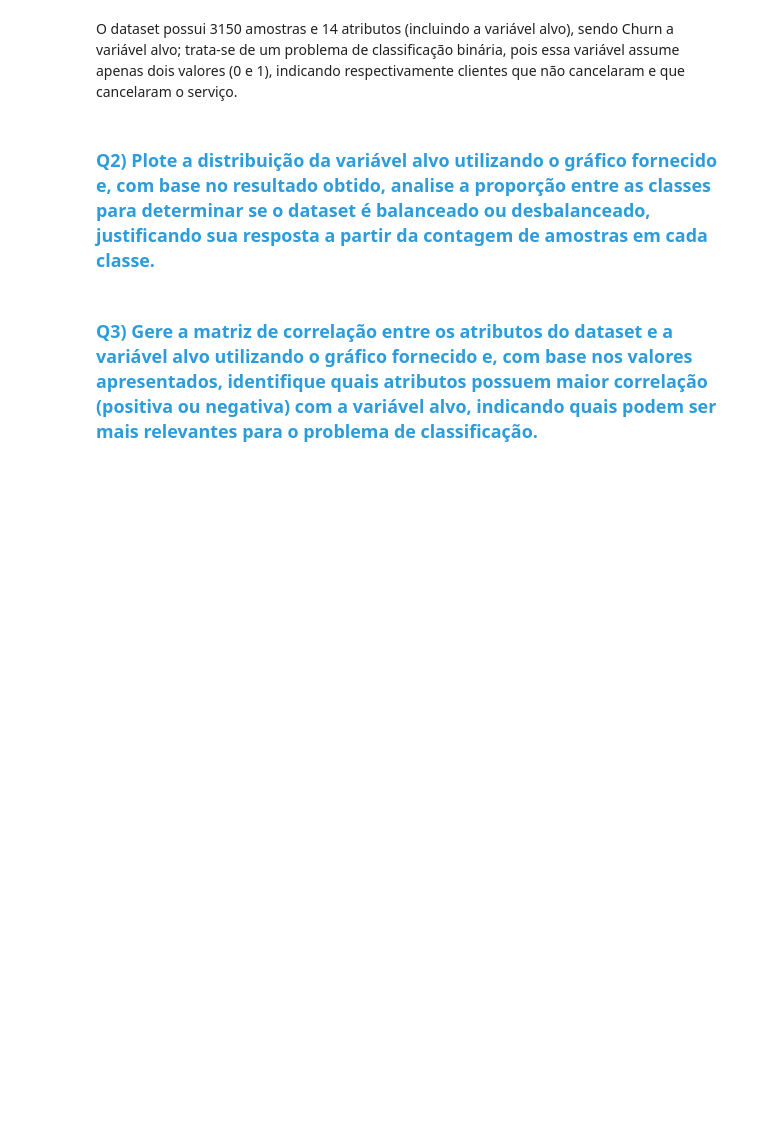
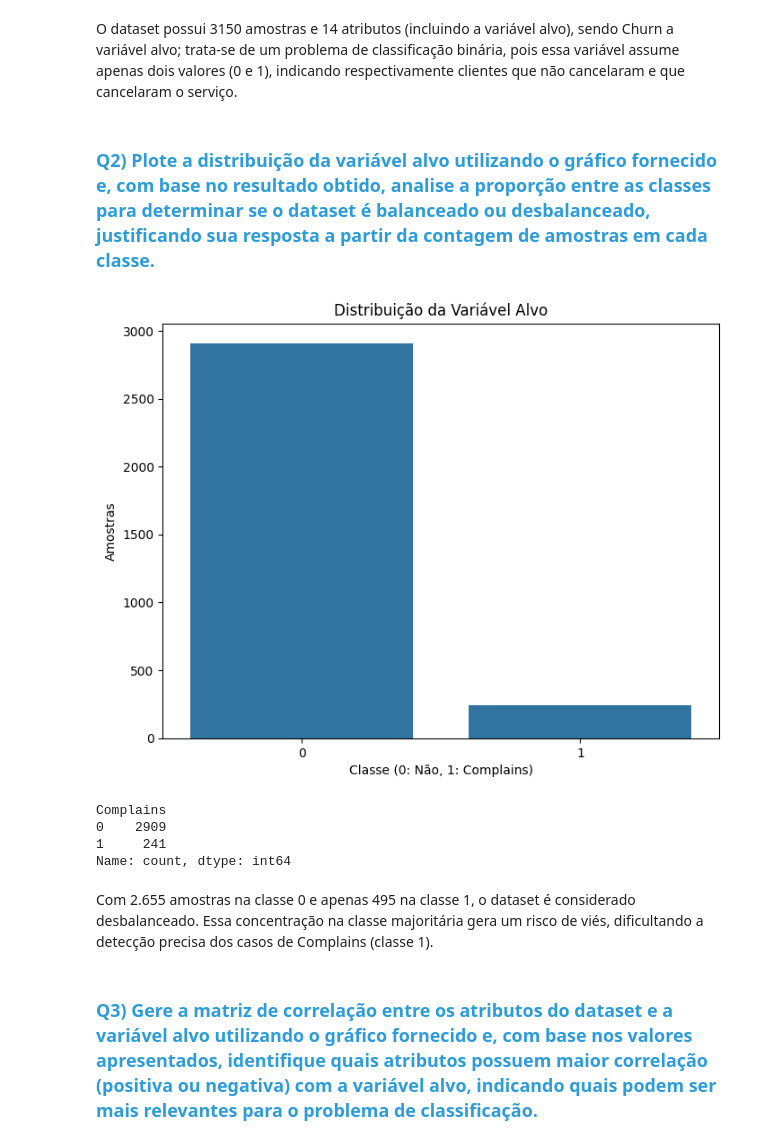
Before and after one commit to FuadMurad-dev/Atividade-De-C06, a Jupyter notebook: lab/C24_2026_1_L1_Atividade_06_2067.ipynb, the cells around one changed output. Drawn from its saved outputs; the diff is of its cells as text; code cells hidden in the pictures; blank space fills up the shorter version.

```diff
--- a/lab/C24_2026_1_L1_Atividade_06_2067.ipynb
+++ b/lab/C24_2026_1_L1_Atividade_06_2067.ipynb
@@ -166,11 +147,23 @@ O dataset possui 3150 amostras e 14 atributos (incluindo a variável alvo), send
 # %%
 import seaborn as sns
 import matplotlib.pyplot as plt
 
-sns.set_theme(style = "Whitegrid")
-
-plt.figure(figsize=(8,6))
-
-sns.count
+plt.figure(figsize=(8, 6))
+sns.countplot(data=df, x='Complains')
+plt.title('Distribuição da Variável Alvo')
+plt.xlabel('Classe (0: Não, 1: Complains)')
+plt.ylabel('Amostras')
+plt.show()
+# %% [output]
+[figure, added]
+# %%
+print(df['Complains'].value_counts())
+# %% [output]
+Complains
+0    2909
+1     241
+Name: count, dtype: int64
+# %% [markdown]
+Com 2.655 amostras na classe 0 e apenas 495 na classe 1, o dataset é considerado desbalanceado. Essa concentração na classe majoritária gera um risco de viés, dificultando a detecção precisa dos casos de Complains (classe 1).
 # %% [markdown]
 ### <font color='#2D9CDB'>Q3) Gere a matriz de correlação entre os atributos do dataset e a variável alvo utilizando o gráfico fornecido e, com base nos valores apresentados, identifique quais atributos possuem maior correlação (positiva ou negativa) com a variável alvo, indicando quais podem ser mais relevantes para o problema de classificação.</font>
```
Also changed, not shown: parts of 40 cells of this notebook.
